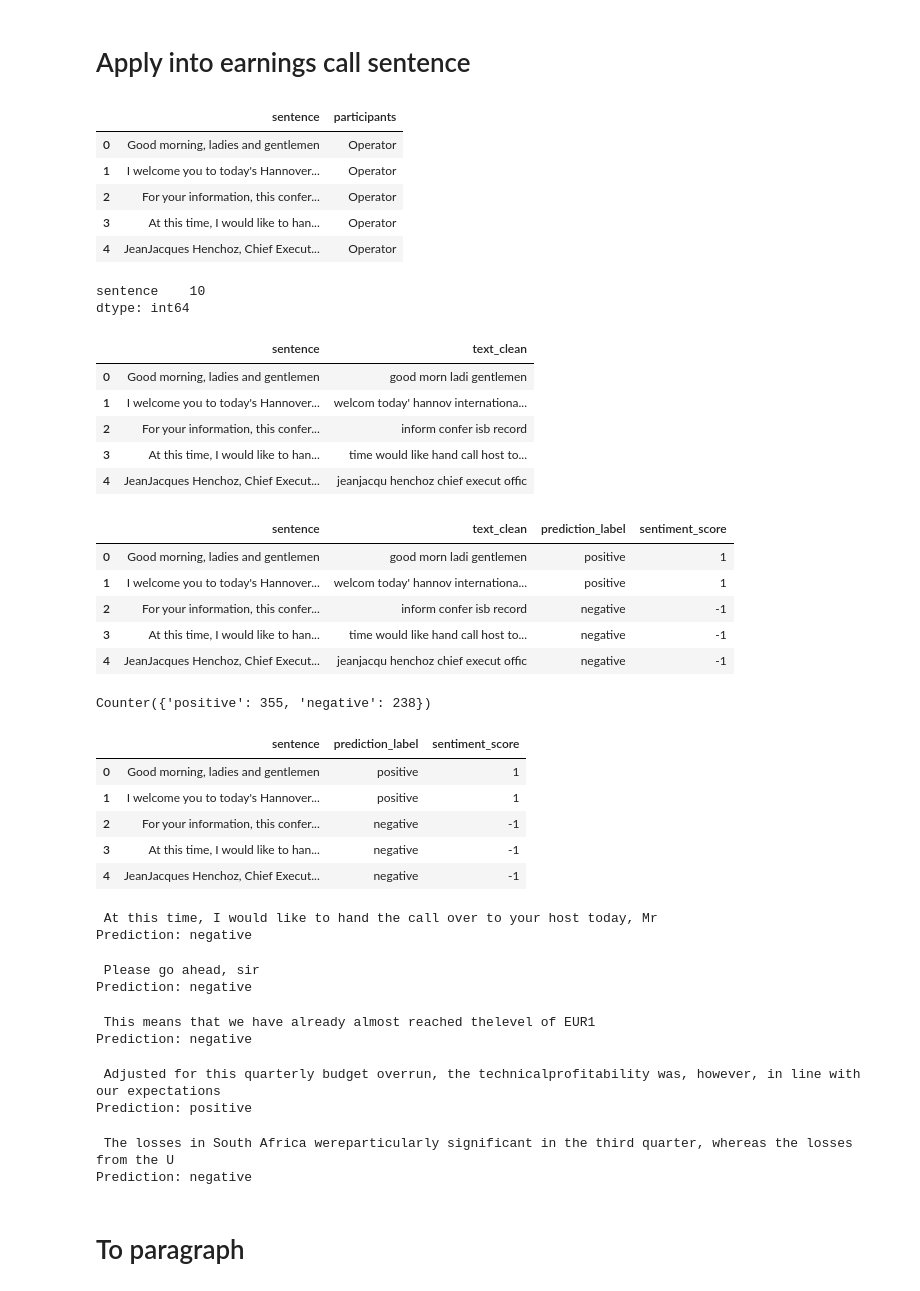
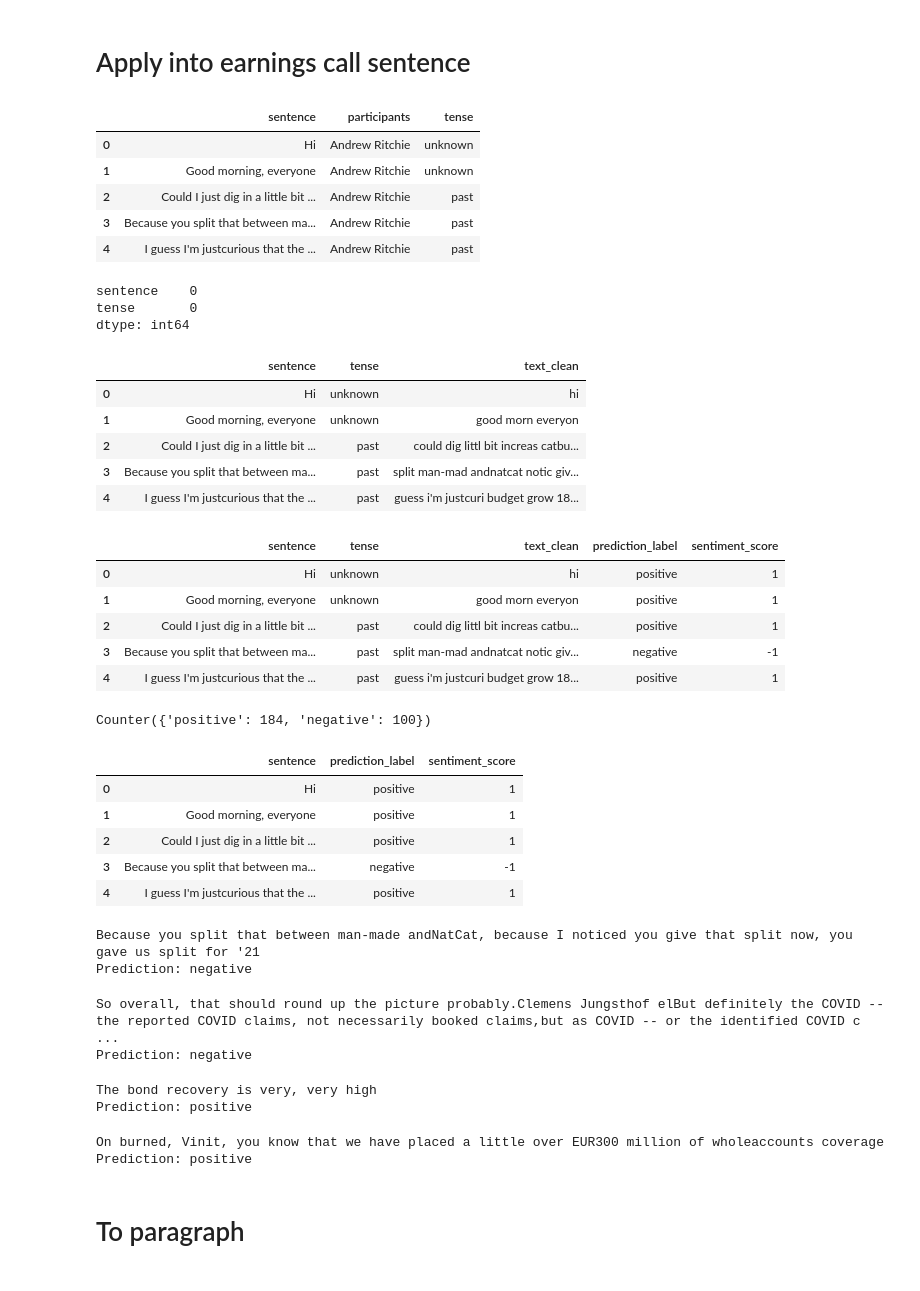
Before and after one commit to BoE-ARP-Bayes-MSc-BA/data_collecting, a Jupyter notebook: tweeter_sample.ipynb, the cells around one changed output. Saved outputs shown, nothing was run; the diff lists cells and outputs as text; code cells hidden in the pictures.

Commit message:
merge the score to the sentiment

```diff
--- a/tweeter_sample.ipynb
+++ b/tweeter_sample.ipynb
@@ -154,16 +154,16 @@ weighted avg       0.74      0.74      0.74      1500
 # Apply into earnings call sentence
 # %%
 # import dataset
-path = '/Users/hienanh/Documents/GitHub/data_collecting/sentence_split_df.csv'
+path = '/Users/timliu/Documents/GitHub/data_collecting/df_for_NLP/sentence_split_df.csv'
 df_sentence = pd.read_csv(path)
 df_sentence.head()
 # %% [output]
-|  | sentence | participants |
-| 0 | Good morning, ladies and gentlemen | Operator |
-| 1 | I welcome you to today's Hannover... | Operator |
-| 2 | For your information, this confer... | Operator |
-| 3 | At this time, I would like to han... | Operator |
-| 4 | JeanJacques Henchoz, Chief Execut... | Operator |
+|  | sentence | participants | tense |
+| 0 | Hi | Andrew Ritchie | unknown |
+| 1 | Good morning, everyone | Andrew Ritchie | unknown |
+| 2 | Could I just dig in a little bit ... | Andrew Ritchie | past |
+| 3 | Because you split that between ma... | Andrew Ritchie | past |
+| 4 | I guess I'm justcurious that the ... | Andrew Ritchie | past |
 # %%
 # drop participant columns as we dont need it
 df_sentence = df_sentence.drop(['participants'], axis=1)
@@ -174,19 +174,20 @@ print(df_sentence.isnull().sum())
 # delete NaN rows
 df_sentence = df_sentence.dropna()
 # %% [output]
-sentence    10
+sentence    0
+tense       0
 dtype: int64
 # %%
 # clean text for sentiment analysis
 df_sentence['text_clean'] = df_sentence['sentence'].apply(lambda r: process_text(r))
 df_sentence.head(5)
 # %% [output]
-|  | sentence | text_clean |
-| 0 | Good morning, ladies and gentlemen | good morn ladi gentlemen |
-| 1 | I welcome you to today's Hannover... | welcom today' hannov internationa... |
-| 2 | For your information, this confer... | inform confer isb record |
-| 3 | At this time, I would like to han... | time would like hand call host to... |
-| 4 | JeanJacques Henchoz, Chief Execut... | jeanjacqu henchoz chief execut offic |
+|  | sentence | tense | text_clean |
+| 0 | Hi | unknown | hi |
+| 1 | Good morning, everyone | unknown | good morn everyon |
+| 2 | Could I just dig in a little bit ... | past | could dig littl bit increas catbu... |
+| 3 | Because you split that between ma... | past | split man-mad andnatcat notic giv... |
+| 4 | I guess I'm justcurious that the ... | past | guess i'm justcuri budget grow 18... |
 # %%
 # making prediction
 prediction = model.predict(df_sentence.text_clean)
@@ -195,26 +196,26 @@ df_sentence['prediction_label'] = prediction_label
 df_sentence['sentiment_score'] = prediction
 df_sentence.head()
 # %% [output]
-|  | sentence | text_clean | prediction_label | sentiment_score |
-| 0 | Good morning, ladies and gentlemen | good morn ladi gentlemen | positive | 1 |
-| 1 | I welcome you to today's Hannover... | welcom today' hannov internationa... | positive | 1 |
-| 2 | For your information, this confer... | inform confer isb record | negative | -1 |
-| 3 | At this time, I would like to han... | time would like hand call host to... | negative | -1 |
-| 4 | JeanJacques Henchoz, Chief Execut... | jeanjacqu henchoz chief execut offic | negative | -1 |
+|  | sentence | tense | text_clean | prediction_label | sentiment_score |
+| 0 | Hi | unknown | hi | positive | 1 |
+| 1 | Good morning, everyone | unknown | good morn everyon | positive | 1 |
+| 2 | Could I just dig in a little bit ... | past | could dig littl bit increas catbu... | positive | 1 |
+| 3 | Because you split that between ma... | past | split man-mad andnatcat notic giv... | negative | -1 |
+| 4 | I guess I'm justcurious that the ... | past | guess i'm justcuri budget grow 18... | positive | 1 |
 # %%
 Counter(df_sentence['prediction_label'])
 # %% [output]
-Counter({'positive': 355, 'negative': 238})
+Counter({'positive': 184, 'negative': 100})
 # %%
 df_final = df_sentence[['sentence', 'prediction_label', 'sentiment_score']]
 df_final.head(5)
 # %% [output]
 |  | sentence | prediction_label | sentiment_score |
-| 0 | Good morning, ladies and gentlemen | positive | 1 |
-| 1 | I welcome you to today's Hannover... | positive | 1 |
-| 2 | For your information, this confer... | negative | -1 |
-| 3 | At this time, I would like to han... | negative | -1 |
-| 4 | JeanJacques Henchoz, Chief Execut... | negative | -1 |
+| 0 | Hi | positive | 1 |
+| 1 | Good morning, everyone | positive | 1 |
+| 2 | Could I just dig in a little bit ... | positive | 1 |
+| 3 | Because you split that between ma... | negative | -1 |
+| 4 | I guess I'm justcurious that the ... | positive | 1 |
 # %%
 def check(num):
     print(df_final.sentence[num])
@@ -222,28 +223,23 @@ def check(num):
 # %%
 check(3)
 # %% [output]
- At this time, I would like to hand the call over to your host today, Mr
+Because you split that between man-made andNatCat, because I noticed you give that split now, you gave us split for '21
 Prediction: negative
-# %%
-check(5)
-# %% [output]
- Please go ahead, sir
-Prediction: negative
 # %%
 check(100)
 # %% [output]
- This means that we have already almost reached thelevel of EUR1
+So overall, that should round up the picture probably.Clemens Jungsthof elBut definitely the COVID -- the reported COVID claims, not necessarily booked claims,but as COVID -- or the identified COVID c ...
 Prediction: negative
 # %%
 check(50)
 # %% [output]
- Adjusted for this quarterly budget overrun, the technicalprofitability was, however, in line with our expectations
+The bond recovery is very, very high
 Prediction: positive
 # %%
 check(120)
 # %% [output]
- The losses in South Africa wereparticularly significant in the third quarter, whereas the losses from the U
-Prediction: negative
+On burned, Vinit, you know that we have placed a little over EUR300 million of wholeaccounts coverage
+Prediction: positive
 # %% [markdown]
 # To paragraph
 # %%
```
Also changed, not shown: parts of 2 cells of this notebook, 2 other files.
